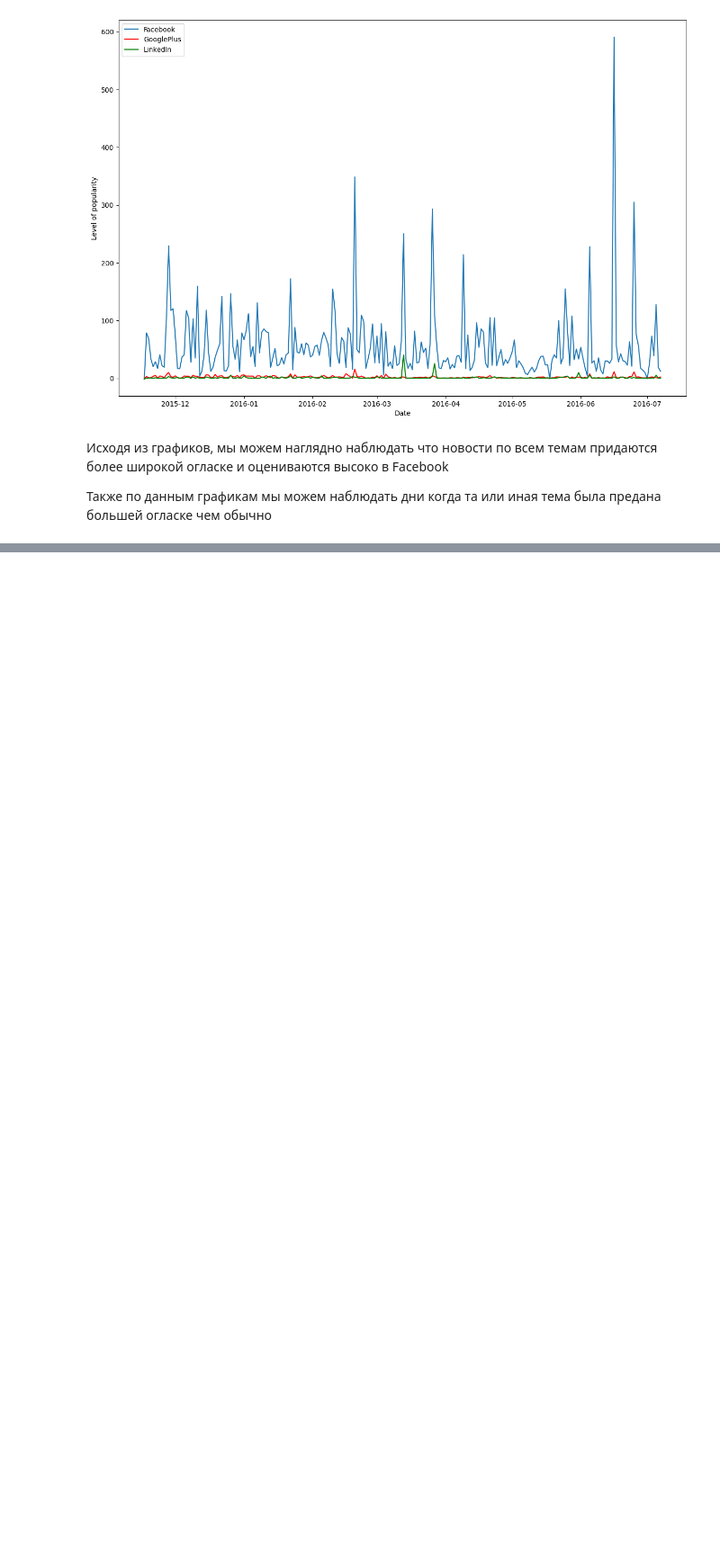
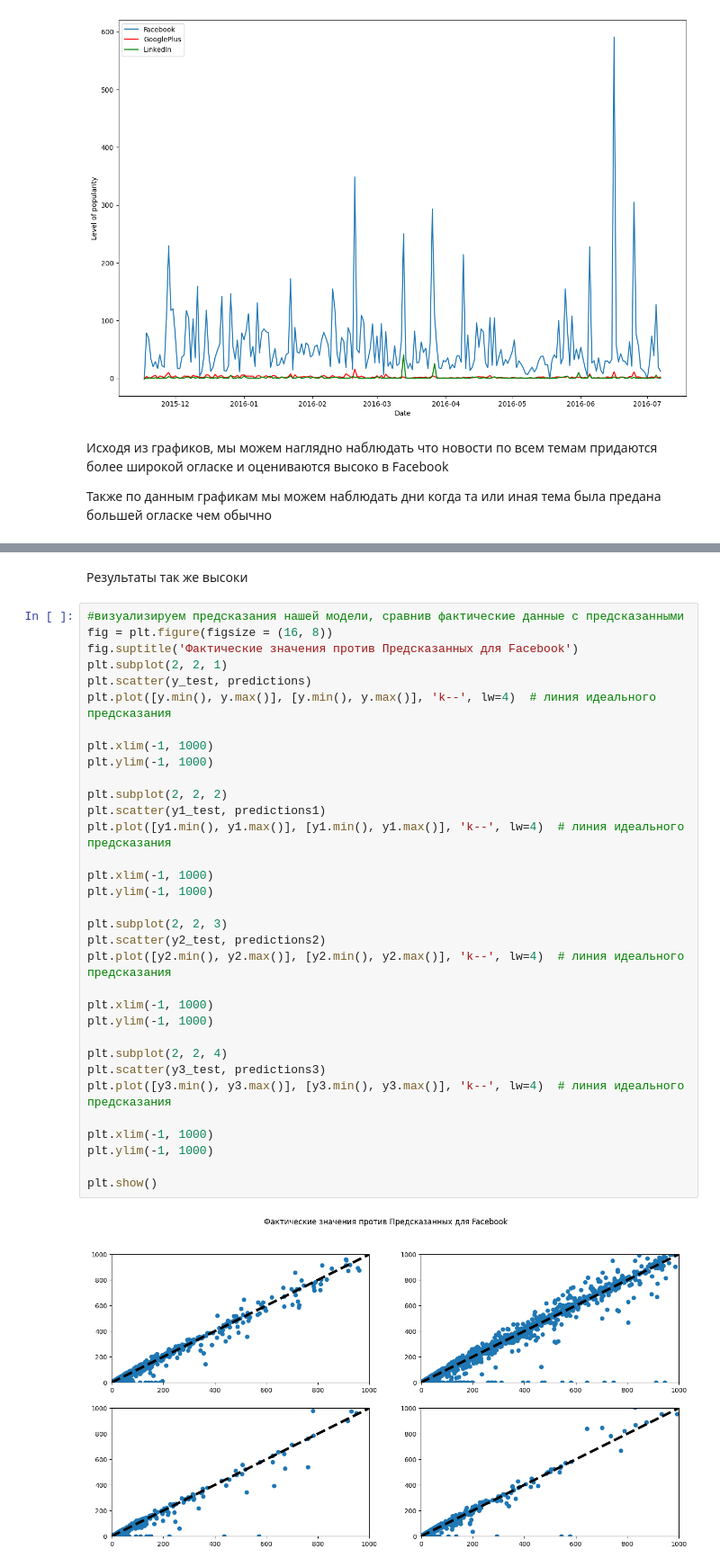
Before and after one commit to nikita221723/News-popularity, a Jupyter notebook: News_popularity.ipynb, the cells around one changed output, grey strips where cells are left out. Shown at 90% size. Drawn from its saved outputs; the diff is of its cells as text; blank space fills up the shorter version.

```diff
--- a/News_popularity.ipynb
+++ b/News_popularity.ipynb
@@ -276,0 +362,37 @@ plt.show
+# %% [markdown]
+Результаты так же высоки
+# %%
+#визуализируем предсказания нашей модели, сравнив фактические данные с предсказанными
+fig = plt.figure(figsize = (16, 8))
+fig.suptitle('Фактические значения против Предсказанных для Facebook')
+plt.subplot(2, 2, 1)
+plt.scatter(y_test, predictions)
+plt.plot([y.min(), y.max()], [y.min(), y.max()], 'k--', lw=4)  # линия идеального предсказания
+
+plt.xlim(-1, 1000)
+plt.ylim(-1, 1000)
+
+plt.subplot(2, 2, 2)
+plt.scatter(y1_test, predictions1)
+plt.plot([y1.min(), y1.max()], [y1.min(), y1.max()], 'k--', lw=4)  # линия идеального предсказания
+
+plt.xlim(-1, 1000)
+plt.ylim(-1, 1000)
+
+plt.subplot(2, 2, 3)
+plt.scatter(y2_test, predictions2)
+plt.plot([y2.min(), y2.max()], [y2.min(), y2.max()], 'k--', lw=4)  # линия идеального предсказания
+
+plt.xlim(-1, 1000)
+plt.ylim(-1, 1000)
+
+plt.subplot(2, 2, 4)
+plt.scatter(y3_test, predictions3)
+plt.plot([y3.min(), y3.max()], [y3.min(), y3.max()], 'k--', lw=4)  # линия идеального предсказания
+
+plt.xlim(-1, 1000)
+plt.ylim(-1, 1000)
+
+plt.show()
+# %% [output]
+[figure, added]
```
Also changed, not shown: parts of 9 cells of this notebook.
